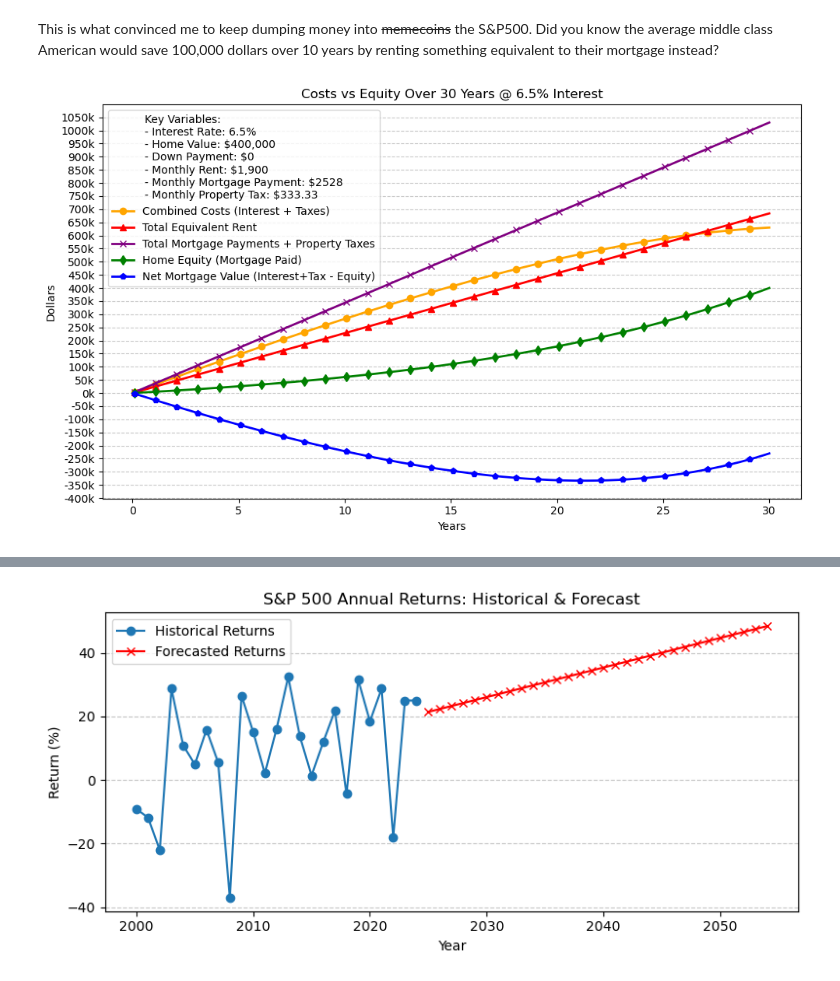
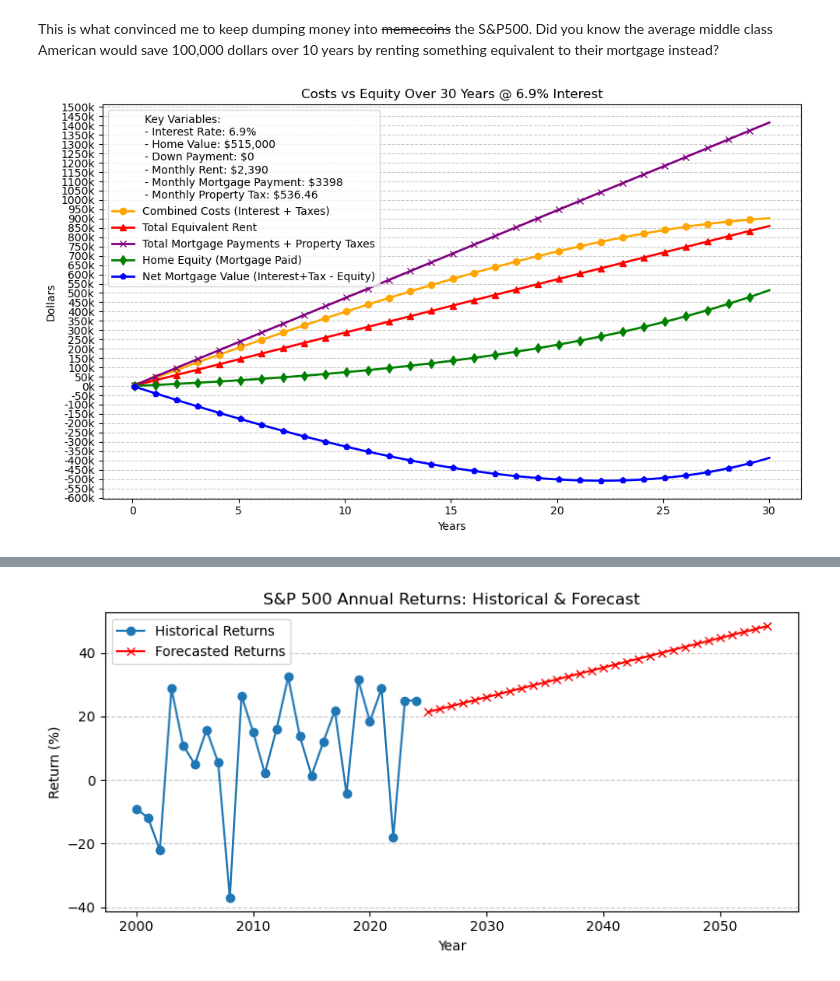
Before and after one commit to tfrum/frum-portfolio, a Jupyter notebook: python/frums_public_tools/jupyter-tools/mortgage_visualizer.ipynb, the cells around one changed output, grey strips where cells are left out. Cells and saved outputs as stored; diff of their text form; code cells hidden in the pictures.

```diff
--- a/python/frums_public_tools/jupyter-tools/mortgage_visualizer.ipynb
+++ b/python/frums_public_tools/jupyter-tools/mortgage_visualizer.ipynb
@@ -5,12 +5,12 @@ import matplotlib.pyplot as plt
 import matplotlib.ticker as ticker
 from matplotlib.ticker import FuncFormatter
 
-interest_rate = 0.065  # Annual interest rate (e.g., 0.03 for 3%)
-total_home_value = 400_000  # Total value of the home in dollars
+interest_rate = 0.06919  # Annual interest rate (e.g., 0.03 for 3%)
+total_home_value = 515_000  # Total value of the home in dollars
 down_payment = 0  # Down payment amount in dollars
 years = 30  # Loan term in years
-monthly_rent = 1900  # Equivalent rent in dollars
-property_tax_rate = 0.01 # property tax rate (averaged on whole value)
+monthly_rent = 2390  # Equivalent rent in dollars
+property_tax_rate = 0.0125 # property tax rate (averaged on whole value)
 
 # Current formatting function
 def currency_format(x, pos):
@@ -67,34 +67,34 @@ def generate_mortgage_chart_with_down_payment(interest_rate, principal, years, t
     plt.plot(years, net_mortgage_value_list, label='Net Mortgage Value (Interest+Tax - Equity)', color='blue', linewidth=2, marker='p', markevery=12)  # <-- Added
 
     plt.title(f'Costs vs Equity Over {years[-1]:.0f} Years @ {interest_rate*100:.1f}% Interest')
     plt.xlabel('Years')
     plt.ylabel('Dollars')
     plt.legend(title=(
         f"Key Variables:\n"
         f"- Interest Rate: {interest_rate * 100:.1f}%\n"
         f"- Home Value: ${total_home_value:,.0f}\n"
         f"- Down Payment: ${down_payment:,.0f}\n"
         f"- Monthly Rent: ${monthly_rent:,.0f}\n"
         f"- Monthly Mortgage Payment: ${int(monthly_payment)}\n"
         f"- Monthly Property Tax: ${monthly_property_tax:,.2f}"
     ))
     plt.gca().yaxis.set_major_formatter(FuncFormatter(currency_format))
     plt.tight_layout()
     plt.grid(axis='y', which='both', linestyle='--', alpha=0.7)
     plt.gca().yaxis.set_major_locator(ticker.MultipleLocator(50_000))
     plt.show()
 
 # Put out the chart
 generate_mortgage_chart_with_down_payment(
     interest_rate,
     total_home_value - down_payment,
     years,
     total_home_value,
     down_payment,
     monthly_rent
 )
 # %% [output]
-[figure, old version]
+[figure, new version]
 # %% [markdown]
 Now that's not a promising sight, huh? Well, let's go ahead and see what we could be doing with the money we saved by renting.
 
```
Also changed, not shown: parts of 3 cells of this notebook.
